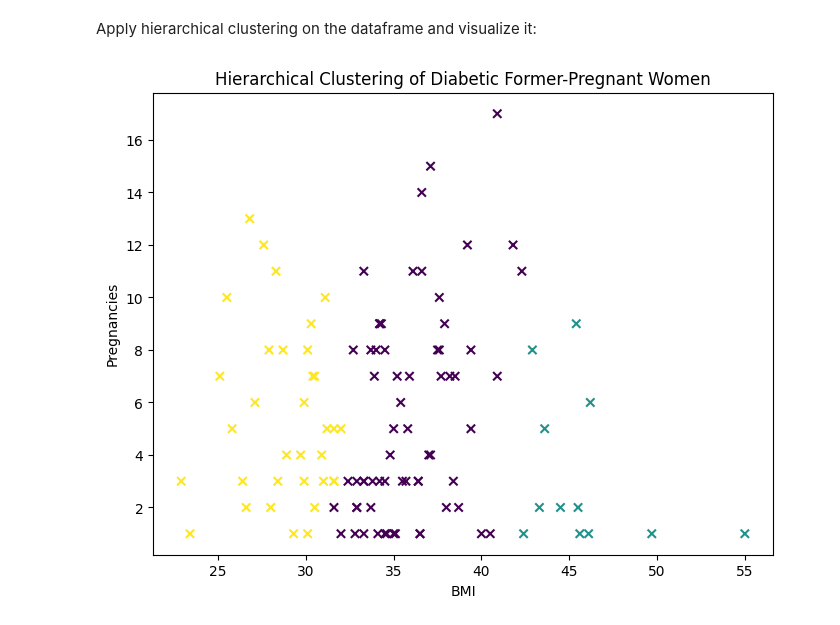
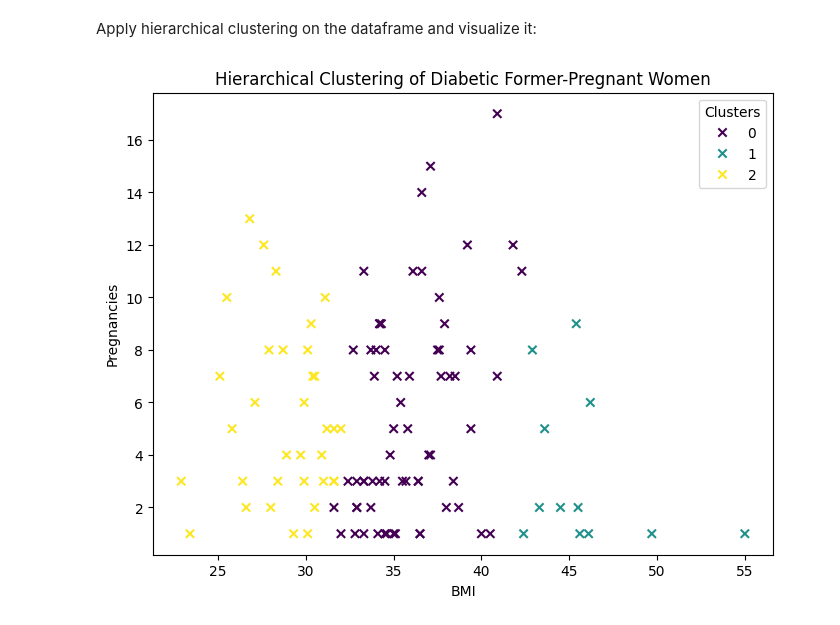
Before and after one commit to houin679/CSMODELPROJECT, a Jupyter notebook: MCO1_CSMODEL.ipynb, the cells around one changed output. Cells and saved outputs as stored; diff of their text form; code cells hidden in the pictures.

```diff
--- a/MCO1_CSMODEL.ipynb
+++ b/MCO1_CSMODEL.ipynb
@@ -1218,14 +1232,16 @@ Apply hierarchical clustering on the dataframe and visualize it:
 # %%
 #perform hierarchical clustering for diabetic women
 diabetic = AgglomerativeClustering(n_clusters=3, metric='euclidean', linkage='complete')
 outcome_1_df['Cluster'] = diabetic.fit_predict(outcome_1_df)
 
 #visualize the clusters using a scatterplot for non-diabetic women
 plt.figure(figsize=(8, 6))
-plt.scatter(outcome_1_df['BMI'], outcome_1_df['Pregnancies'], c=outcome_1_df['Cluster'], cmap='viridis', marker='x', label='Diabetic')
+scatter = plt.scatter(outcome_1_df['BMI'], outcome_1_df['Pregnancies'], c=outcome_1_df['Cluster'], cmap='viridis', marker='x', label='Diabetic')
+plt.legend(*scatter.legend_elements(), title='Clusters')
+
 plt.xlabel('BMI')
 plt.ylabel('Pregnancies')
 plt.title('Hierarchical Clustering of Diabetic Former-Pregnant Women')
 plt.show()
 # %% [output]
-[figure, old version]
+[figure, new version]
```
Also changed, not shown: parts of 6 cells of this notebook.
